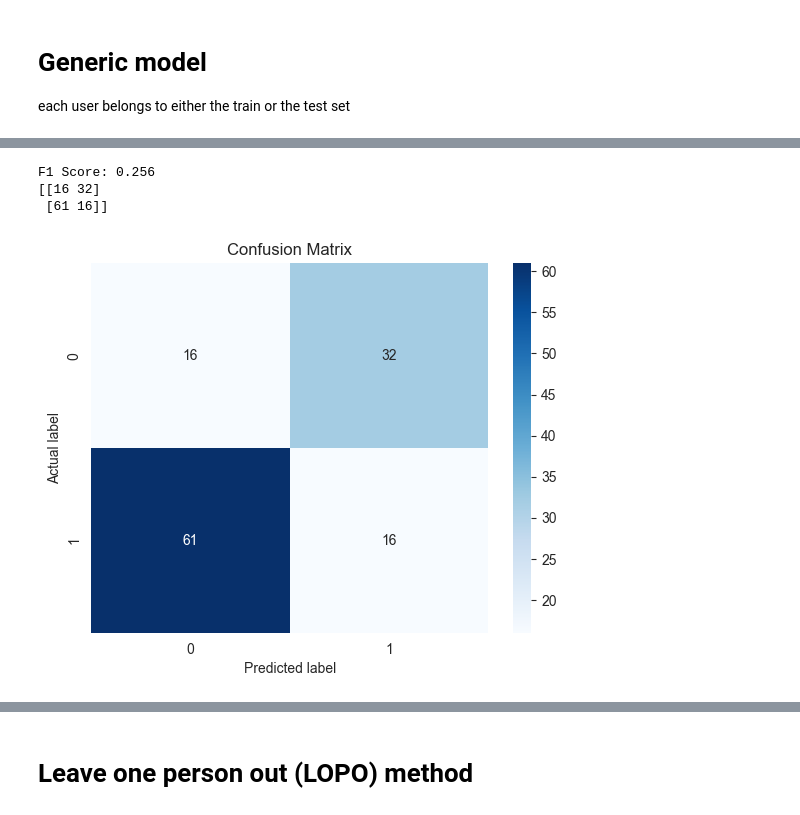
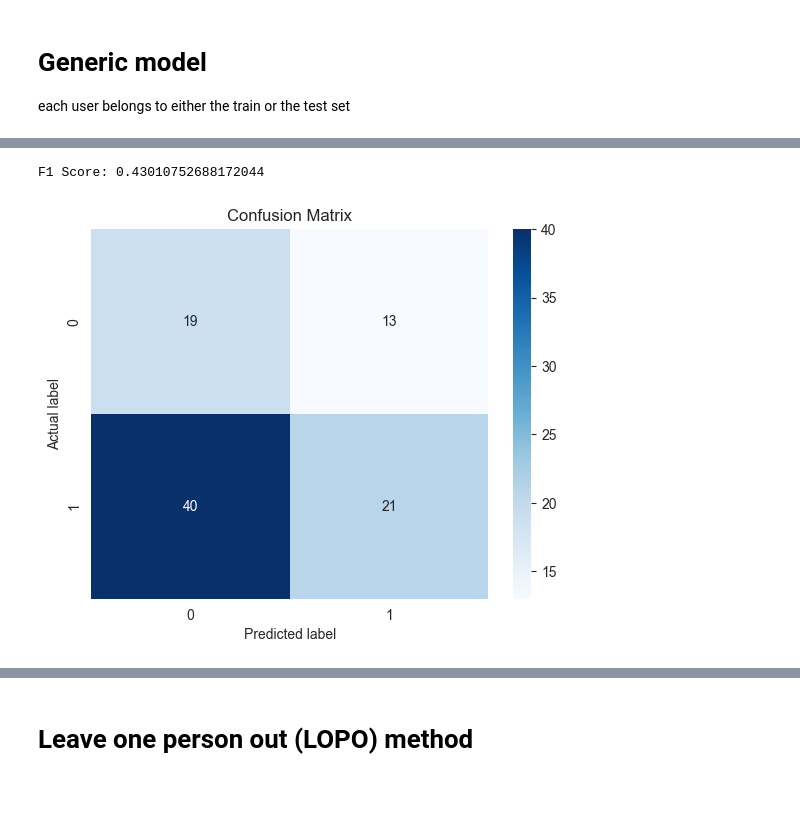
Before and after one commit to kcristinaa/-un-fairness-evaluation, a Jupyter notebook: notebooks_models/depresjon_models.ipynb, the cells around one changed output, grey strips where cells are left out. Cells and saved outputs as stored; diff of their text form; code cells hidden in the pictures.

```diff
--- a/notebooks_models/depresjon_models.ipynb
+++ b/notebooks_models/depresjon_models.ipynb
@@ -100,18 +114,13 @@ clf = GradientBoostingClassifier(n_estimators=160, learning_rate=0.3, random_sta
 # %%
-clf.fit(X_train, y_train)
+clf.fit(X_train_smote, y_train_smote)
 y_pred = clf.predict(X_test)
 
 f1 = f1_score(y_test, y_pred, average='micro')
 print(f"F1 Score: {f1}")
-print(confusion_matrix(y_test, y_pred))
+plot_confusion_matrix(y_test, y_pred)
 # %% [output]
-F1 Score: 0.256
-[[16 32]
- [61 16]]
+F1 Score: 0.43010752688172044
+[figure, added]
-# %%
-plot_confusion_matrix(y_test, y_pred)
-# %% [output]
-[figure, removed]
 # %%
 # Predict probabilities
 y_scores = clf.predict_proba(X_test)[:, 0]
```
Also changed, not shown: parts of 12 cells of this notebook, 4 other files.
